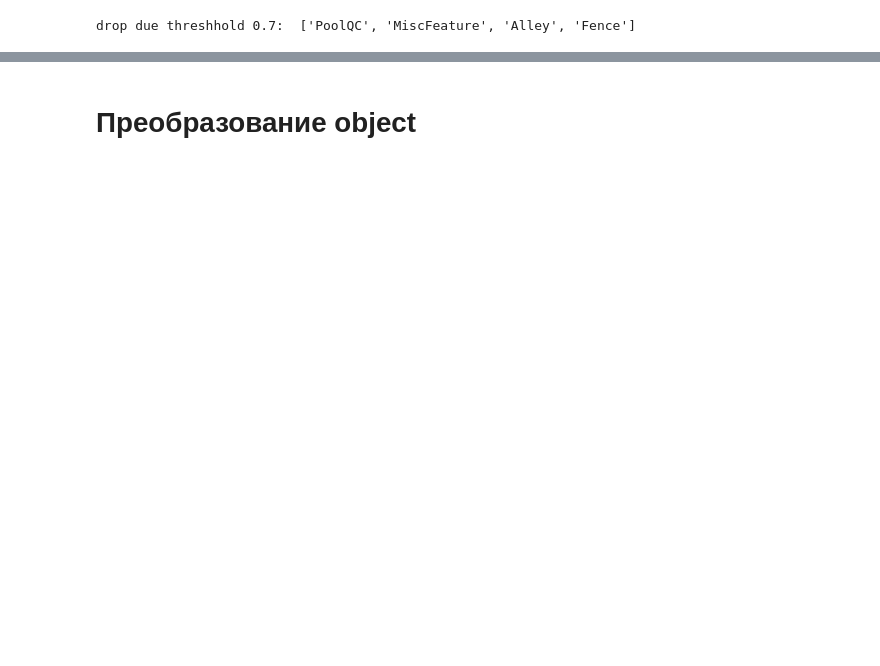
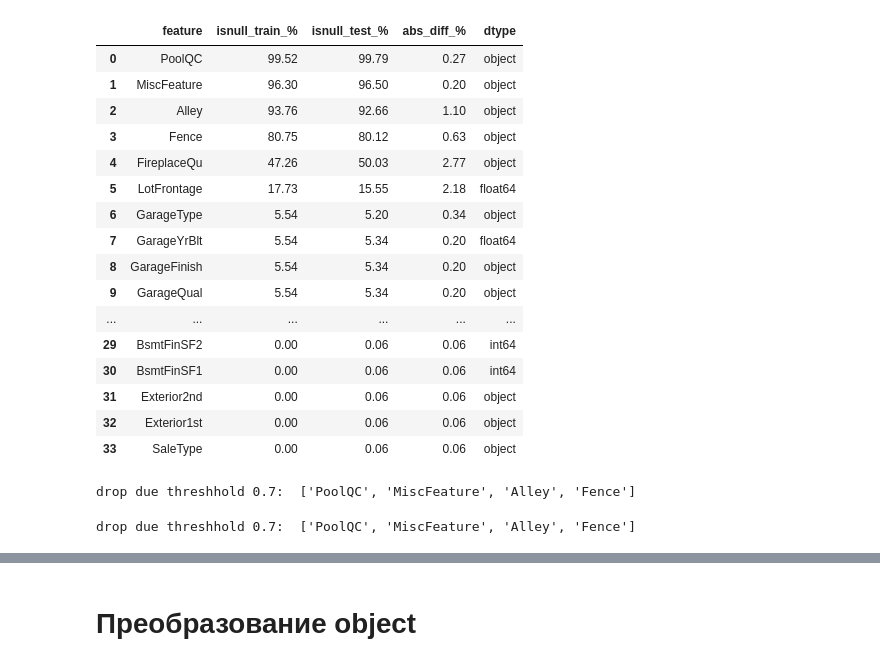
Before and after one commit to MaratJilikbaev/kaggle_house_prices, a Jupyter notebook: analisys.ipynb, the cells around one changed output, grey strips where cells are left out. Saved outputs shown, nothing was run; the diff lists cells and outputs as text; code cells hidden in the pictures; blank space fills up the shorter version.

```diff
--- a/analisys.ipynb
+++ b/analisys.ipynb
@@ -11,27 +11,46 @@ combined_data = pd.concat([df_train.drop(columns='SalePrice'), df_test])
 # %%
 def isnull_stats(df, isnull_text_addition):
     df = pd.DataFrame(df.isnull().sum())/df.shape[0] * 100
     df = df.reset_index()
     df.columns = ['feature', 'isnull_' + isnull_text_addition + '_%']
     df['isnull_' + isnull_text_addition + '_%'] = df['isnull_' + isnull_text_addition + '_%'].apply(lambda x: int(x*100) / 100)
     df = df[df['isnull_' + isnull_text_addition + '_%']!=0].sort_values('isnull_' + isnull_text_addition + '_%', ascending=False)
     return df
 
 def isnull_train_test_stats(df_train, df_test):
     df_train_missing_values = isnull_stats(df=df_train, isnull_text_addition='train')
     df_test_missing_values = isnull_stats(df=df_test, isnull_text_addition='test')
     df_together_missing_values = df_train_missing_values.merge(df_test_missing_values, on='feature', how='outer').fillna(0)
     col_names = df_together_missing_values.columns
     df_together_missing_values['abs_diff_%'] = abs(df_together_missing_values[col_names[1]] - df_together_missing_values[col_names[2]])
 
     df_dtypes = df_train.dtypes.reset_index()
     df_dtypes.columns = ['feature', 'dtype']
 
     df_together_missing_values = df_together_missing_values.merge(df_dtypes, on='feature')
 
     return df_together_missing_values
 
 df_missing_values = isnull_train_test_stats(df_train, df_test)
+df_missing_values
+# %% [output]
+|  | feature | isnull_train_% | isnull_test_% | abs_diff_% | dtype |
+| 0 | PoolQC | 99.52 | 99.79 | 0.27 | object |
+| 1 | MiscFeature | 96.30 | 96.50 | 0.20 | object |
+| 2 | Alley | 93.76 | 92.66 | 1.10 | object |
+| 3 | Fence | 80.75 | 80.12 | 0.63 | object |
+| 4 | FireplaceQu | 47.26 | 50.03 | 2.77 | object |
+| 5 | LotFrontage | 17.73 | 15.55 | 2.18 | float64 |
+| 6 | GarageType | 5.54 | 5.20 | 0.34 | object |
+| 7 | GarageYrBlt | 5.54 | 5.34 | 0.20 | float64 |
+| 8 | GarageFinish | 5.54 | 5.34 | 0.20 | object |
+| 9 | GarageQual | 5.54 | 5.34 | 0.20 | object |
+| ... | ... | ... | ... | ... | ... |
+| 29 | BsmtFinSF2 | 0.00 | 0.06 | 0.06 | int64 |
+| 30 | BsmtFinSF1 | 0.00 | 0.06 | 0.06 | int64 |
+| 31 | Exterior2nd | 0.00 | 0.06 | 0.06 | object |
+| 32 | Exterior1st | 0.00 | 0.06 | 0.06 | object |
+| 33 | SaleType | 0.00 | 0.06 | 0.06 | object |
 # %%
 def dealing_with_missing_values(df_missing_values, combined_data, missing_val_threshold, gen_number_fillna, gen_obj_fillna):
     values_to_drop_due_threshold = df_missing_values[df_missing_values['isnull_train_%'] >= missing_val_threshold*100]
@@ -71,4 +90,59 @@ def dealing_with_missing_values(df_missing_values, combined_data, missing_val_th
 df_missing_values = dealing_with_missing_values(df_missing_values, combined_data, missing_val_threshold=0.7, gen_number_fillna='mean', gen_obj_fillna='most_freq')
 # %% [output]
 drop due threshhold 0.7:  ['PoolQC', 'MiscFeature', 'Alley', 'Fence']
+# %%
+def strat_fillna(df_missing_values, combined_data, missing_val_threshold, strat_for_fillna, gen_number_fillna, gen_obj_fillna):
+    values_to_drop_due_threshold = df_missing_values[df_missing_values['isnull_train_%'] >= missing_val_threshold*100]
+    values_to_drop_due_threshold = list(values_to_drop_due_threshold.feature)
+    print('drop due threshhold ' + str(missing_val_threshold) + ': ', values_to_drop_due_threshold)
+    df_missing_values_below_threshold = df_missing_values[~df_missing_values['feature'].isin(values_to_drop_due_threshold)]
+
+    obj_colnames = df_missing_values_below_threshold[df_missing_values_below_threshold['dtype'] == 'object'].feature
+    numerics = ['int16', 'int32', 'int64', 'float16', 'float32', 'float64']
+    num_colnames = combined_data.select_dtypes(include=numerics).columns
+
+    # получить значения по strat_for_fillna по которым будем бегать (если есть отсутствующие - заменить на само часто встречающееся)
+    most_freq_strat = combined_data[strat_for_fillna].value_counts().reset_index().iloc[0,0]
+    combined_data[strat_for_fillna] = combined_data[strat_for_fillna].fillna(most_freq_strat)
+
+    strat_for_fillna_values = list(combined_data[strat_for_fillna].unique())
+    missing_features = list(df_missing_values['feature'])
+    first_oper_flag = 1
+
+
+    for strat_value in strat_for_fillna_values:
+        # тут нужно брать каждую переменную из df_missing_values и по стратам брать подвыборку
+        df_strat = pd.DataFrame(combined_data[combined_data[strat_for_fillna] == strat_value])
+        if gen_obj_fillna == 'most_freq':
+            for col_name in obj_colnames:
+                df_strat[col_name] = df_strat[col_name].fillna(df_strat[col_name].value_counts().reset_index().loc[0, 'index'])
+        else:
+            print('there is no method like this:', gen_obj_fillna)
+            return
+
+        if gen_number_fillna == 'median':
+            for col_name in num_colnames:
+                df_strat[col_name] = df_strat[col_name].fillna(df_strat[col_name].median())
+        elif gen_number_fillna == 'mean':
+            num_col_fillna_dict = {}
+            for col_name in num_colnames:
+                df_strat[col_name] = df_strat[col_name].fillna(df_strat[col_name].mean())
+        else:
+            print('there is no method like this:', gen_number_fillna)
+            return
+
+
+        if first_oper_flag == 1:
+            df_result = pd.DataFrame(df_strat)
+            first_oper_flag = 0
+        else:
+            df_result = pd.concat([df_result, df_strat])
+
+    df_result = df_result.drop(columns=values_to_drop_due_threshold)
+    return df_result
+
+
+strat_fillna_combined_data = strat_fillna(df_missing_values, combined_data, missing_val_threshold=0.7, strat_for_fillna='MSZoning', gen_number_fillna='mean', gen_obj_fillna='most_freq')
+# %% [output]
+drop due threshhold 0.7:  ['PoolQC', 'MiscFeature', 'Alley', 'Fence']
 # %%
```
Also changed, not shown: parts of 11 cells of this notebook, 2 other files.
